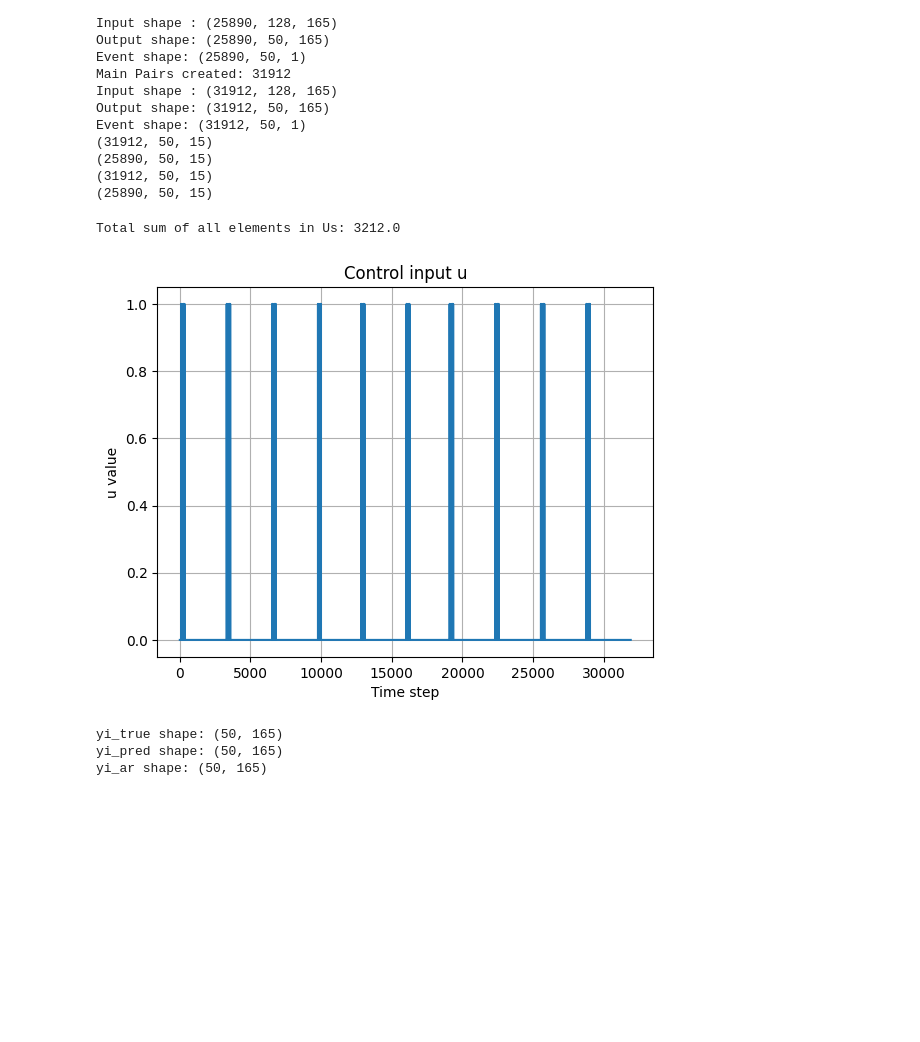
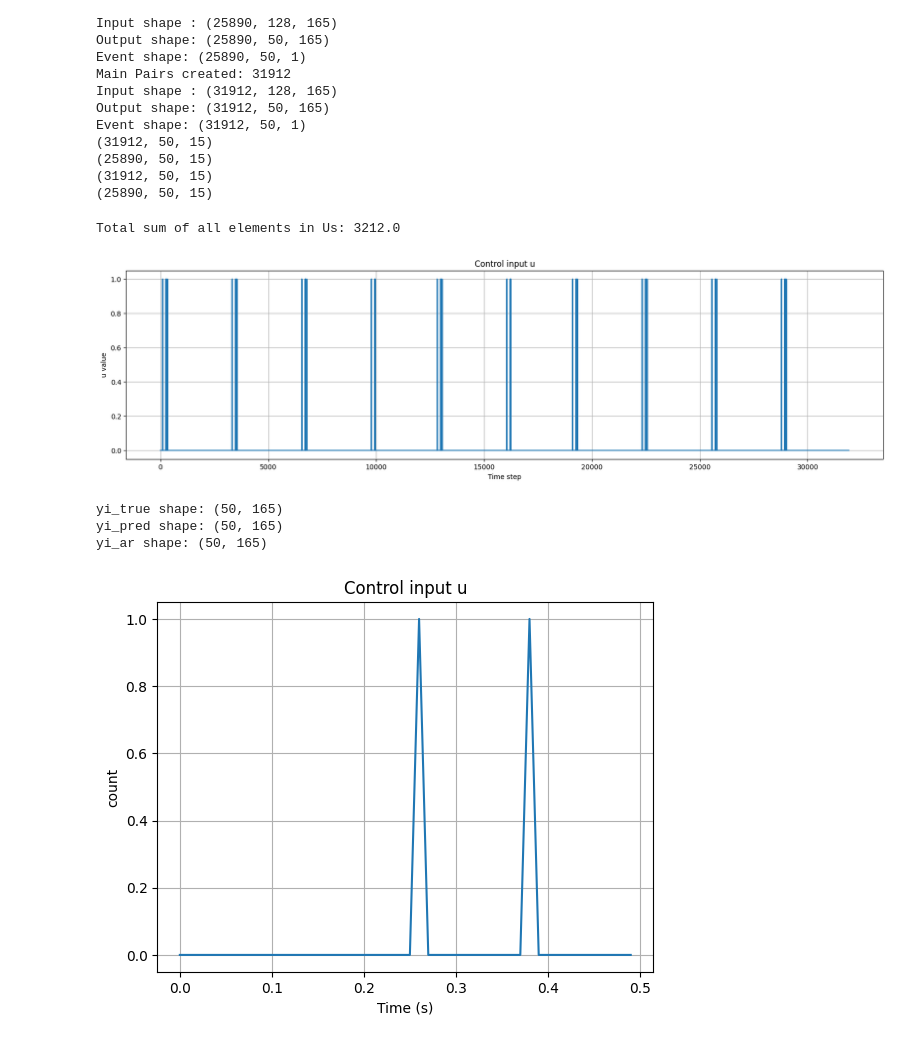
Before and after one commit to targinteanu/NeuralSystemID, a Jupyter notebook: transformer_network_simvis.ipynb, the cells around one changed output. Drawn from its saved outputs; the diff is of its cells as text; code cells hidden in the pictures; blank space fills up the shorter version.

```diff
--- a/transformer_network_simvis.ipynb
+++ b/transformer_network_simvis.ipynb
@@ -103,17 +103,17 @@ Event shape: (31912, 50, 1)
 # %%
 print(f"Total sum of all elements in Us: {torch.sum(Us).item()}")
 uj = Us[:,0,-1]
 # plot uj
-plt.figure()
+plt.figure(figsize=(20, 5))
 plt.plot(uj)
 plt.title("Control input u")
 plt.xlabel("Time step")
 plt.ylabel("u value")
 plt.grid()
 plt.show()
 # %% [output]
 Total sum of all elements in Us: 3212.0
-[figure, old version]
+[figure, new version]
 # %%
 
 # define mdl struct ====================================================================
@@ -130,7 +130,7 @@ else:
 # %%
 # example simulation
 
-i = 0 # batch
+i = 70 # batch
 xi = Xs[i:i+1,:,:].to(device)
 ui = Us[i:i+1,:,:].to(device)
 yi_true = Ys[i,:,:].to(device).numpy()
@@ -157,10 +157,19 @@ yi_ar = np.array(yyar)
 print("yi_true shape:", yi_true.shape)
 print("yi_pred shape:", yi_pred.shape)
 print("yi_ar shape:", yi_ar.shape)
+
+plt.figure()
+plt.plot(t, ui[:, -1])
+plt.title("Control input u")
+plt.xlabel("Time (s)")
+plt.ylabel("count")
+plt.grid()
+plt.show()
 # %% [output]
 yi_true shape: (50, 165)
 yi_pred shape: (50, 165)
 yi_ar shape: (50, 165)
+[figure, added]
 # %%
 # choose features to display
 maxNdisp = 8 # i.e. num_rows
```
Also changed, not shown: parts of 2 cells of this notebook.
